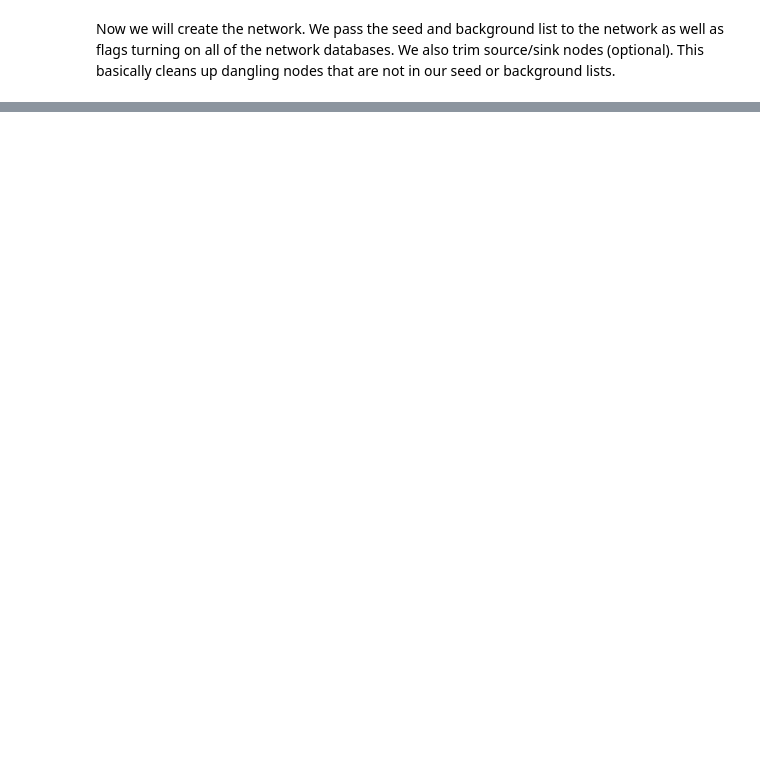
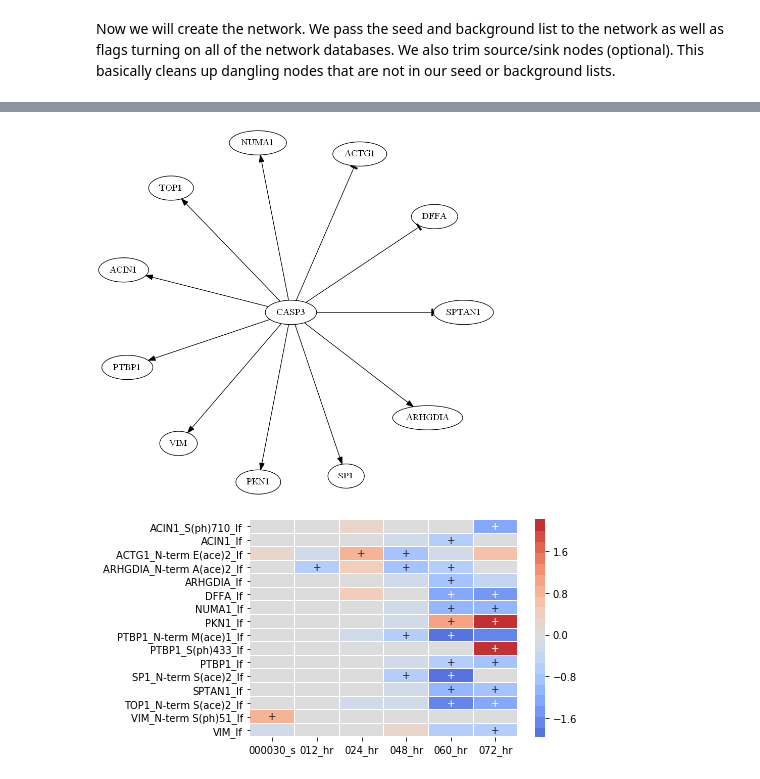
Before and after one commit to LoLab-MSM/MAGINE_Supplement_notebooks, a Jupyter notebook: supplement_notebook_2_network_creation_and_exploration.ipynb, the cells around one changed output, grey strips where cells are left out. Drawn from its saved outputs; the diff is of its cells as text; code cells hidden in the pictures; blank space fills up the shorter version.

```diff
--- a/supplement_notebook_2_network_creation_and_exploration.ipynb
+++ b/supplement_notebook_2_network_creation_and_exploration.ipynb
@@ -46,10 +53,2 @@ Now that we have a network generated, we will add attributes to the network. Thi
-# %%
-network = add_data_to_graph(network, exp_data)
-
-save_name = 'bendamustine_network_w_attributes'
-
-# write to GML for cytoscape or other program
-nx.write_gml(network, os.path.join('Networks', save_name+'.gml'))
-
-# write to gpickle for fast loading in python
-nx.write_gpickle(network, os.path.join('Networks', save_name+'.p'))
+# %%
+net_sub = Subgraph(network)
@@ -55,0 +71,45 @@ nx.write_gpickle(network, os.path.join('Networks', save_name+'.p'))
+# %%
+def show_neighbors(node, df, upstream=True, downstream=False, max_dist=1,
+                   include_only=None, figsize=None):
+
+
+    neighbors = net_sub.expand_neighbors(
+        network=None,
+        nodes=[node],
+        upstream=upstream,
+        downstream=downstream,
+        max_dist=max_dist,
+        include_only=include_only
+    )
+    df_copy = df.subset(neighbors.nodes).copy()
+
+    # remove nodes not connected to casp3
+    neighbors = utils.delete_disconnected_network(neighbors)
+
+    # moves a time point if no signficant changes
+    df_copy.require_n_sig(n_sig=1, inplace=True, index='sample_id', columns='label',)
+
+    # removes measured species if no signficant changes
+    df_copy.require_n_sig(n_sig=1, index='label', inplace=True)
+
+    # export image
+    s_name =  'node_{}.png'.format(node)
+    exporters.export_to_dot(neighbors, s_name, image_format='png', engine='circo')
+
+    # display image
+    display(Image(s_name, width=400))
+
+    # create heatmap of the neighnor nodes
+    fig = df_copy.heatmap(
+        rank_index=True,
+        index='label',
+        linewidths=0.01,
+        figsize=figsize
+    );
+
+    fig.savefig('{}_heatmap.png'.format(node), bbox_inches='tight', dpi=300)
+show_neighbors('CASP3', exp_data.label_free, False, True, max_dist=1,
+              include_only=exp_data.label_free.sig.require_n_sig(n_sig=2).id_list)
+# %% [output]
+[figure, added]
+[figure, added]
```
Also changed, not shown: parts of 11 cells of this notebook, 5 other files.
